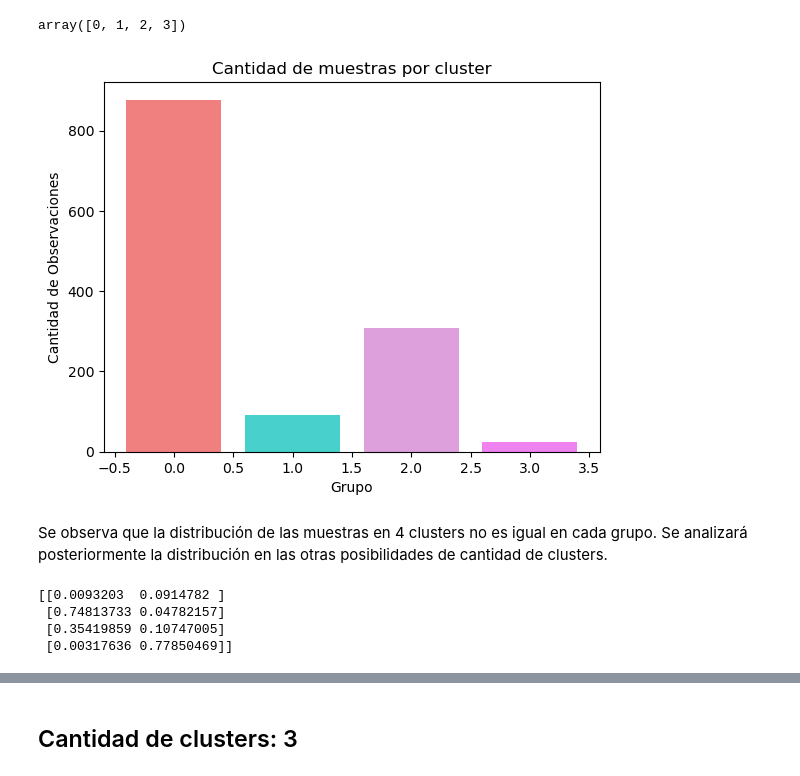
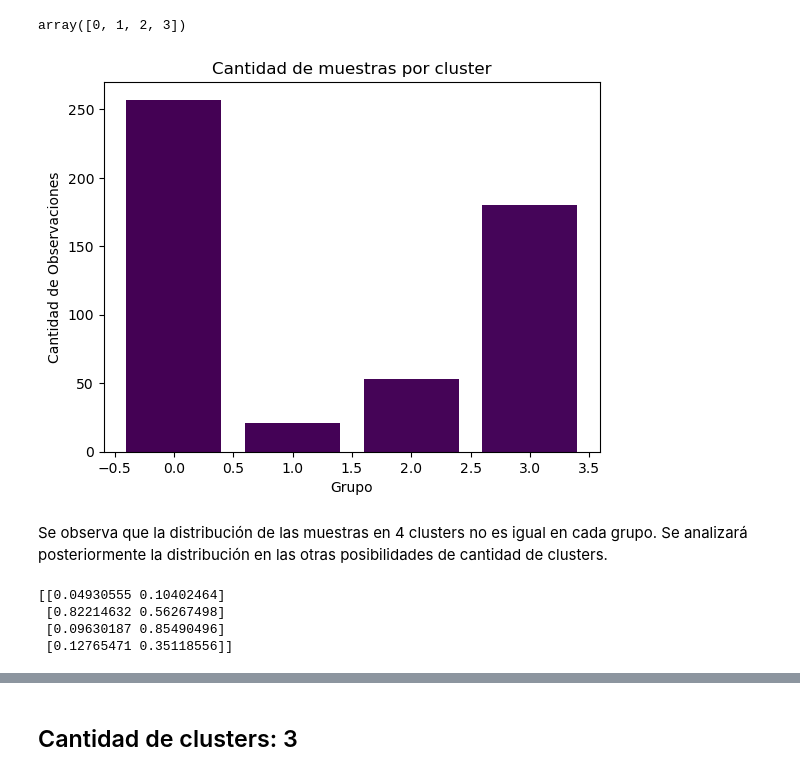
Before and after one commit to L-Ameneiro/EDA-Datasets, a Jupyter notebook: notebooks/MODELO NO SUPERVISADO consumo_energ_mundial.ipynb, the cells around one changed output, grey strips where cells are left out. Cells and saved outputs as stored; diff of their text form; code cells hidden in the pictures.

Commit message:
no supervisado con electricidad percapita y energia total per capita

```diff
--- a/notebooks/MODELO NO SUPERVISADO consumo_energ_mundial.ipynb
+++ b/notebooks/MODELO NO SUPERVISADO consumo_energ_mundial.ipynb
@@ -141,6 +143,6 @@ energy_per_capita                          176106.743
 dtype: float64
 # %%
 #Se escalan los datos
-p1_scal = (suram2-suram2.min())/(suram2.max()-suram2.min())
+p1_scal = (electrica-electrica.min())/(electrica.max()-electrica.min())
 p1_scal
 # %% [output]
@@ -160,6 +162,6 @@ p1_scal
 # %%
 # Se seleccionan las variables a analizar
-x=p1_scal[['solar_share_elec', 'energy_per_capita']].values
+x=p1_scal[['energy_per_capita','per_capita_electricity']].values
 pd.DataFrame(x).head(5)
 # %% [output]
 |  | 0 | 1 |
@@ -215,16 +222,17 @@ array([0, 1, 2, 3])
 y_means4=kmeansmodel4.fit_predict(x)
 # %%
 #Se verifica la cantidad de observaciones (4 clusters)
+viridis_palette = sns.color_palette( "viridis", as_cmap=True)
 cluster_counts = np.bincount(y_means4)
 cluster_labels = list(range(len(cluster_counts)))
-colors = ['lightcoral', 'mediumturquoise', 'plum', 'violet']
+colors = [viridis_palette(i) for i in cluster_labels]
 plt.bar(cluster_labels, cluster_counts, color=colors)
 plt.title('Cantidad de muestras por cluster')
 plt.xlabel('Grupo')
 plt.ylabel('Cantidad de Observaciones')
 plt.show()
 # %% [output]
-[figure, old version]
+[figure, new version]
 # %% [markdown]
 Se observa que la distribución de las muestras en 4 clusters no es igual en cada grupo. Se analizará posteriormente la distribución en las otras posibilidades de cantidad de clusters.
 # %%
@@ -232,7 +240,7 @@ Se observa que la distribución de las muestras en 4 clusters no es igual en cad
 centroids4 =kmeansmodel4.cluster_centers_
 print(centroids4)
 # %% [output]
-[[0.0093203  0.0914782 ]
- [0.74813733 0.04782157]
- [0.35419859 0.10747005]
- [0.00317636 0.77850469]]
+[[0.04930555 0.10402464]
+ [0.82214632 0.56267498]
+ [0.09630187 0.85490496]
+ [0.12765471 0.35118556]]
```
Also changed, not shown: parts of 30 cells of this notebook, 6 other files.
